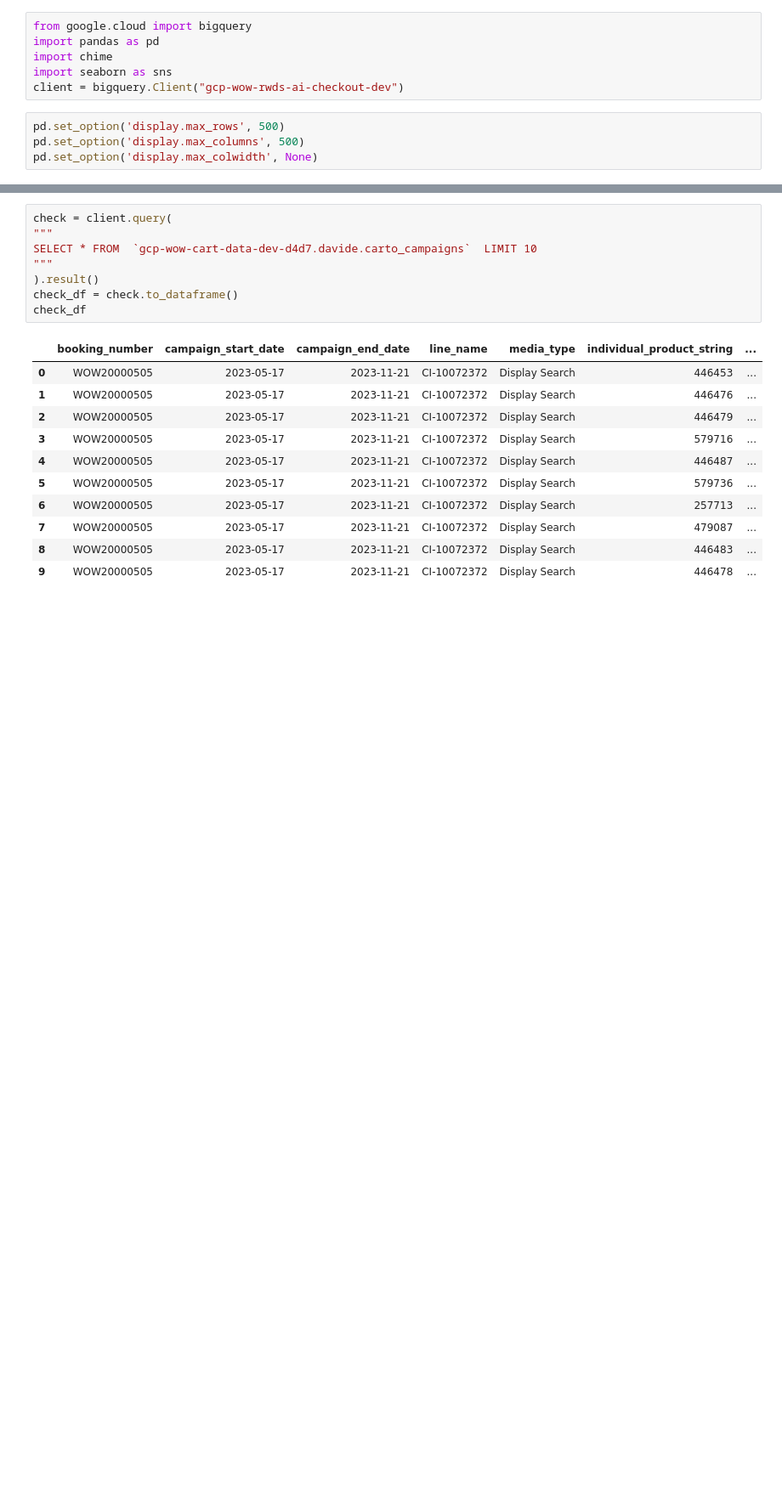
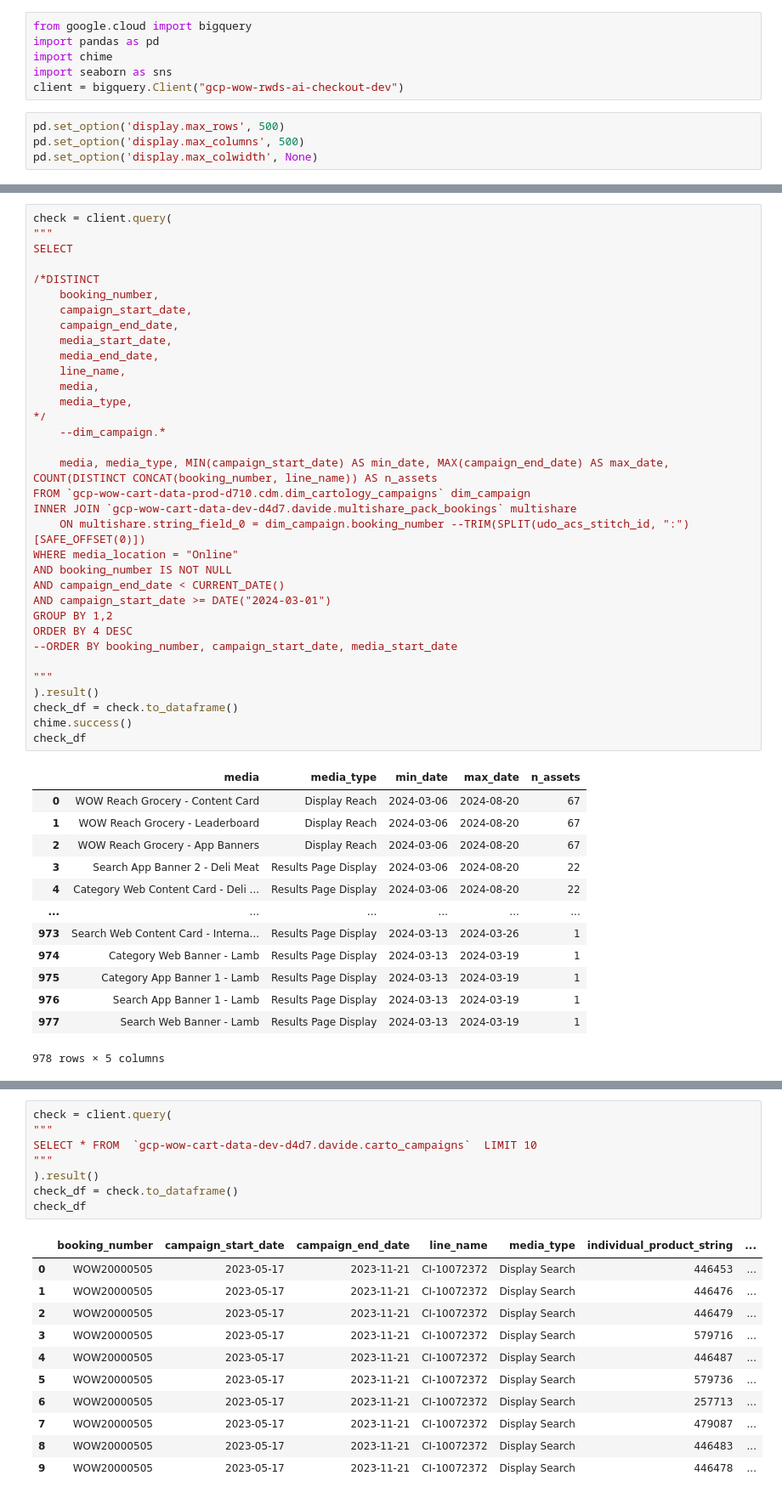
Before and after one commit to davelorino1/Cartology, a Jupyter notebook: Incrementality/DX Search Term Test Control Method.ipynb, the cells around one changed output, grey strips where cells are left out. Shown at 85% size. Drawn from its saved outputs; the diff is of its cells as text; blank space fills up the shorter version.

```diff
--- a/Incrementality/DX Search Term Test Control Method.ipynb
+++ b/Incrementality/DX Search Term Test Control Method.ipynb
@@ -221,0 +702,48 @@ check_df
+# %%
+check = client.query(
+"""
+SELECT
+
+/*DISTINCT
+    booking_number,
+    campaign_start_date,
+    campaign_end_date,
+    media_start_date,
+    media_end_date,
+    line_name,
+    media,
+    media_type,
+*/
+    --dim_campaign.*
+
+    media, media_type, MIN(campaign_start_date) AS min_date, MAX(campaign_end_date) AS max_date, COUNT(DISTINCT CONCAT(booking_number, line_name)) AS n_assets
+FROM `gcp-wow-cart-data-prod-d710.cdm.dim_cartology_campaigns` dim_campaign
+INNER JOIN `gcp-wow-cart-data-dev-d4d7.davide.multishare_pack_bookings` multishare
+    ON multishare.string_field_0 = dim_campaign.booking_number --TRIM(SPLIT(udo_acs_stitch_id, ":")[SAFE_OFFSET(0)])
+WHERE media_location = "Online"
+AND booking_number IS NOT NULL
+AND campaign_end_date < CURRENT_DATE()
+AND campaign_start_date >= DATE("2024-03-01")
+GROUP BY 1,2
+ORDER BY 4 DESC
+--ORDER BY booking_number, campaign_start_date, media_start_date
+
+"""
+).result()
+check_df = check.to_dataframe()
+chime.success()
+check_df
+# %% [output]
+|  | media | media_type | min_date | max_date | n_assets |
+| 0 | WOW Reach Grocery - Content Card | Display Reach | 2024-03-06 | 2024-08-20 | 67 |
+| 1 | WOW Reach Grocery - Leaderboard | Display Reach | 2024-03-06 | 2024-08-20 | 67 |
+| 2 | WOW Reach Grocery - App Banners | Display Reach | 2024-03-06 | 2024-08-20 | 67 |
+| 3 | Search App Banner 2 - Deli Meat | Results Page Display | 2024-03-06 | 2024-08-20 | 22 |
+| 4 | Category Web Content Card - Deli ... | Results Page Display | 2024-03-06 | 2024-08-20 | 22 |
+| ... | ... | ... | ... | ... | ... |
+| 973 | Search Web Content Card - Interna... | Results Page Display | 2024-03-13 | 2024-03-26 | 1 |
+| 974 | Category Web Banner - Lamb | Results Page Display | 2024-03-13 | 2024-03-19 | 1 |
+| 975 | Category App Banner 1 - Lamb | Results Page Display | 2024-03-13 | 2024-03-19 | 1 |
+| 976 | Search App Banner 1 - Lamb | Results Page Display | 2024-03-13 | 2024-03-19 | 1 |
+| 977 | Search Web Banner - Lamb | Results Page Display | 2024-03-13 | 2024-03-19 | 1 |
+978 rows × 5 columns
```
Also changed, not shown: parts of 11 cells of this notebook, 25 other files.
